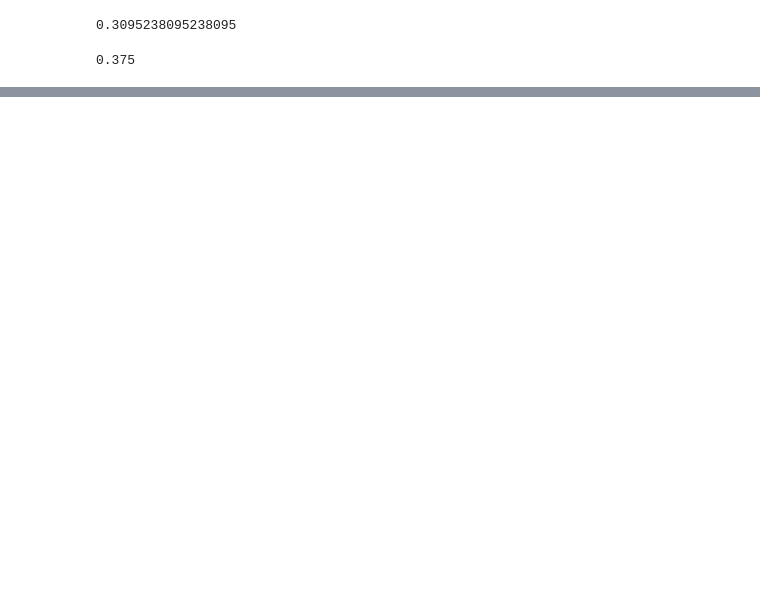
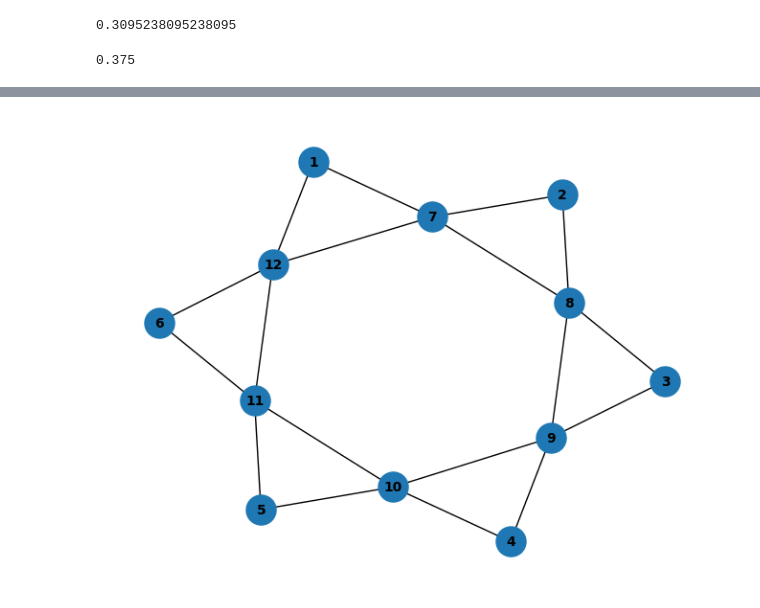
Before and after one commit to FFex-Fan/all_my_code, a Jupyter notebook: tutoral/complex_network/第一讲 图论基础/图论基础.ipynb, the cells around one changed output, grey strips where cells are left out. Drawn from its saved outputs; the diff is of its cells as text; code cells hidden in the pictures; blank space fills up the shorter version.

```diff
--- a/tutoral/complex_network/第一讲 图论基础/图论基础.ipynb
+++ b/tutoral/complex_network/第一讲 图论基础/图论基础.ipynb
@@ -256,0 +271,15 @@ print(nx.transitivity(G))
+# %%
+import networkx as nx
+import matplotlib.pyplot as plt
+G = nx.Graph()
+nodes = [1, 2, 3, 4, 5, 6, 7, 8, 9, 10, 11, 12]
+G.add_nodes_from(nodes)
+edges = [
+    (1, 7), (7, 2), (2, 8), (8, 3), (3, 9), (9, 4), (4, 10), (10, 5), (5, 11), (11, 6), (6, 12), (12, 1),  # 外部六角形边
+    (7, 8), (8, 9), (9, 10), (10, 11), (11, 12), (12, 7)
+]
+G.add_edges_from(edges)
+pos = nx.spring_layout(G)  # 自动布局
+nx.draw(G, pos, with_labels=True, node_size=500, font_size=10, font_weight='bold')
+# %% [output]
+[figure, added]
```
Also changed, not shown: parts of 11 cells of this notebook, 2 other files.
